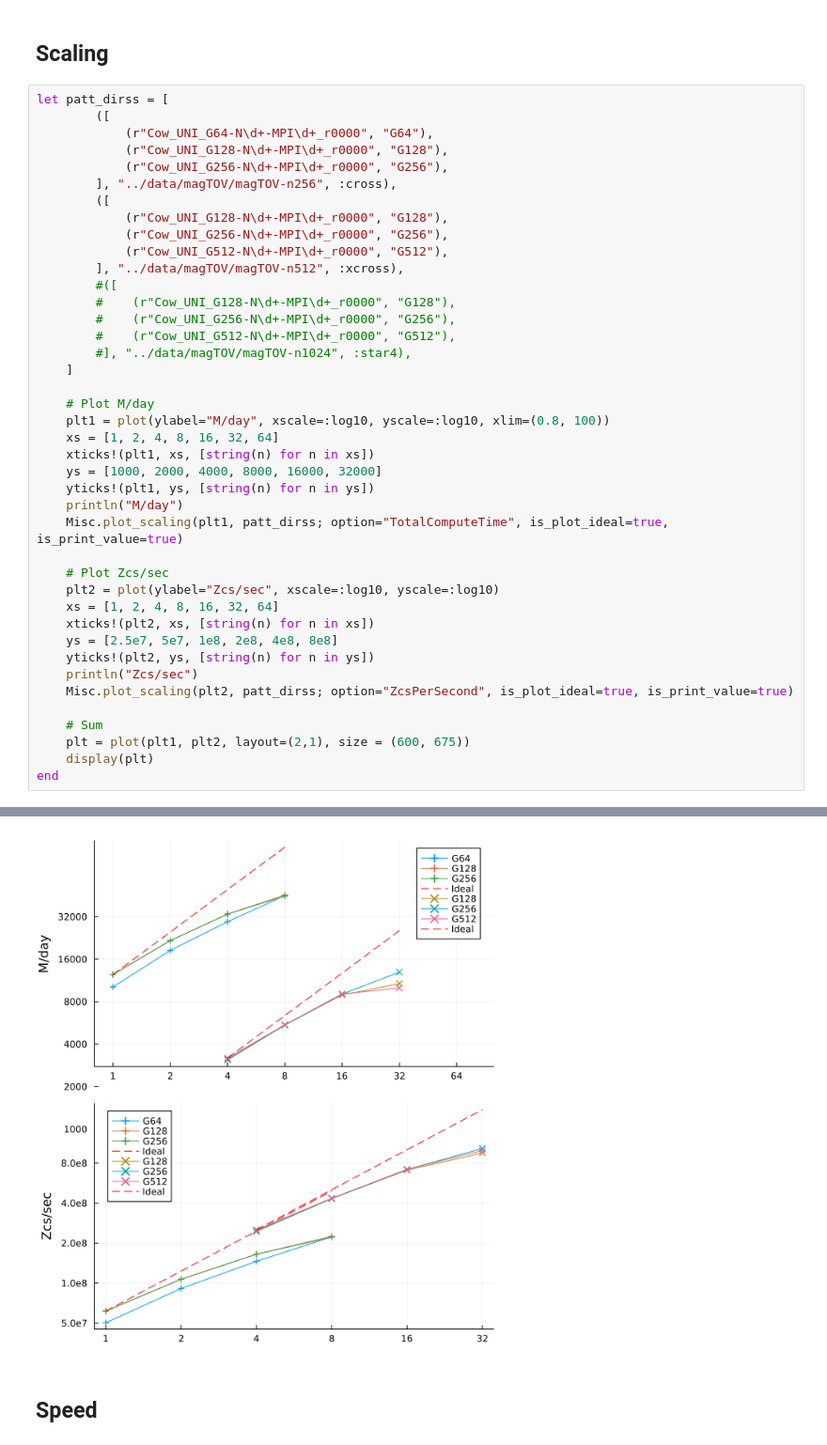
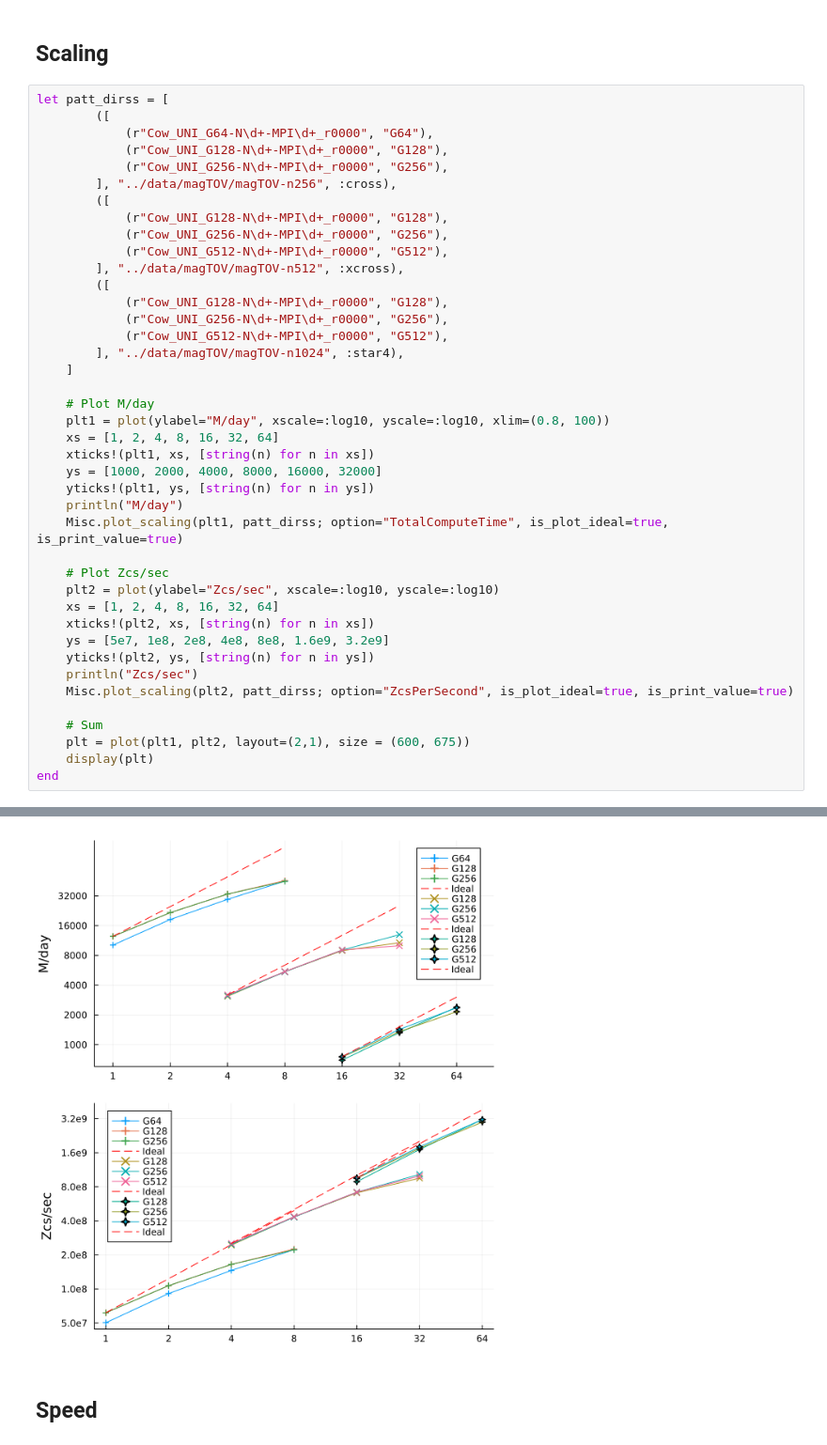
Before and after one commit to lwJi/ETK-Scaling-Tests, a Jupyter notebook: frontier/ipynb/magTOV.ipynb, the cells around one changed output, grey strips where cells are left out. Shown at 94% size. Drawn from its saved outputs; the diff is of its cells as text.

```diff
--- a/frontier/ipynb/magTOV.ipynb
+++ b/frontier/ipynb/magTOV.ipynb
@@ -19,11 +19,11 @@ let patt_dirss = [
             (r"Cow_UNI_G256-N\d+-MPI\d+_r0000", "G256"),
             (r"Cow_UNI_G512-N\d+-MPI\d+_r0000", "G512"),
         ], "../data/magTOV/magTOV-n512", :xcross),
-        #([
-        #    (r"Cow_UNI_G128-N\d+-MPI\d+_r0000", "G128"),
-        #    (r"Cow_UNI_G256-N\d+-MPI\d+_r0000", "G256"),
-        #    (r"Cow_UNI_G512-N\d+-MPI\d+_r0000", "G512"),
-        #], "../data/magTOV/magTOV-n1024", :star4),
+        ([
+            (r"Cow_UNI_G128-N\d+-MPI\d+_r0000", "G128"),
+            (r"Cow_UNI_G256-N\d+-MPI\d+_r0000", "G256"),
+            (r"Cow_UNI_G512-N\d+-MPI\d+_r0000", "G512"),
+        ], "../data/magTOV/magTOV-n1024", :star4),
     ]
 
     # Plot M/day
@@ -39,7 +39,7 @@ let patt_dirss = [
     plt2 = plot(ylabel="Zcs/sec", xscale=:log10, yscale=:log10)
     xs = [1, 2, 4, 8, 16, 32, 64]
     xticks!(plt2, xs, [string(n) for n in xs])
-    ys = [2.5e7, 5e7, 1e8, 2e8, 4e8, 8e8]
+    ys = [5e7, 1e8, 2e8, 4e8, 8e8, 1.6e9, 3.2e9]
     yticks!(plt2, ys, [string(n) for n in ys])
     println("Zcs/sec")
     Misc.plot_scaling(plt2, patt_dirss; option="ZcsPerSecond", is_plot_ideal=true, is_print_value=true)
@@ -66,4 +72,4 @@ Zcs/sec
-[figure, old version]
+[figure, new version]
 # %% [markdown]
 ## Speed
 # %%
```
Also changed, not shown: parts of 9 cells of this notebook.
